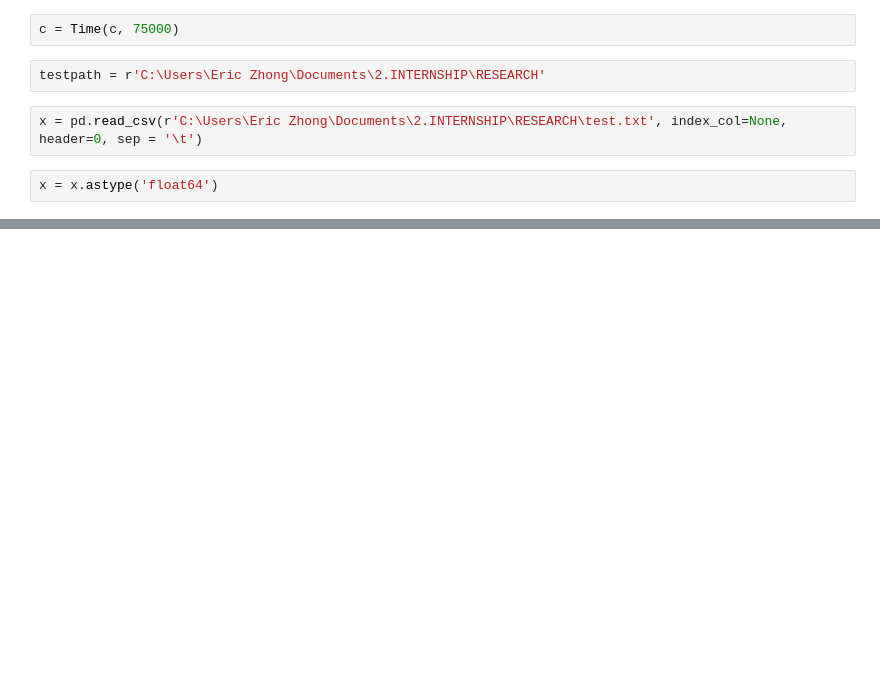
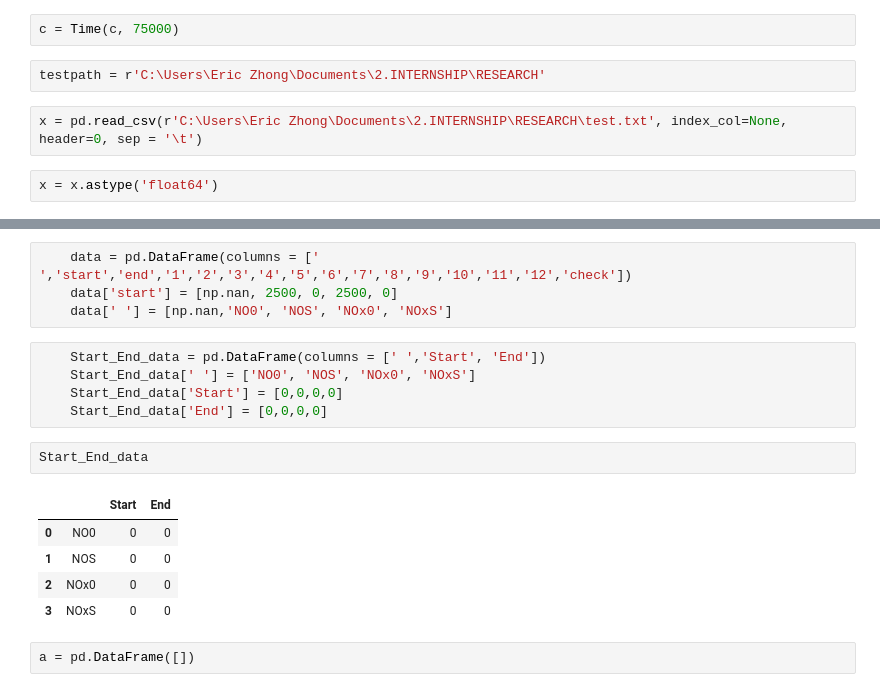
Before and after one commit to fyzhong97/Fast_NOX, a Jupyter notebook: Data_Plotter_Research.ipynb, the cells around one changed output, grey strips where cells are left out. Cells and saved outputs as stored; diff of their text form; blank space fills up the shorter version.

```diff
--- a/Data_Plotter_Research.ipynb
+++ b/Data_Plotter_Research.ipynb
@@ -547,0 +634,19 @@ x = x.astype('float64')
+# %%
+    data = pd.DataFrame(columns = [' ','start','end','1','2','3','4','5','6','7','8','9','10','11','12','check'])
+    data['start'] = [np.nan, 2500, 0, 2500, 0]
+    data[' '] = [np.nan,'NO0', 'NOS', 'NOx0', 'NOxS']
+# %%
+    Start_End_data = pd.DataFrame(columns = [' ','Start', 'End'])
+    Start_End_data[' '] = ['NO0', 'NOS', 'NOx0', 'NOxS']
+    Start_End_data['Start'] = [0,0,0,0]
+    Start_End_data['End'] = [0,0,0,0]
+# %%
+Start_End_data
+# %% [output]
+|  |  | Start | End |
+| 0 | NO0 | 0 | 0 |
+| 1 | NOS | 0 | 0 |
+| 2 | NOx0 | 0 | 0 |
+| 3 | NOxS | 0 | 0 |
+# %%
+a = pd.DataFrame([])
```
Also changed, not shown: parts of 17 cells of this notebook.
